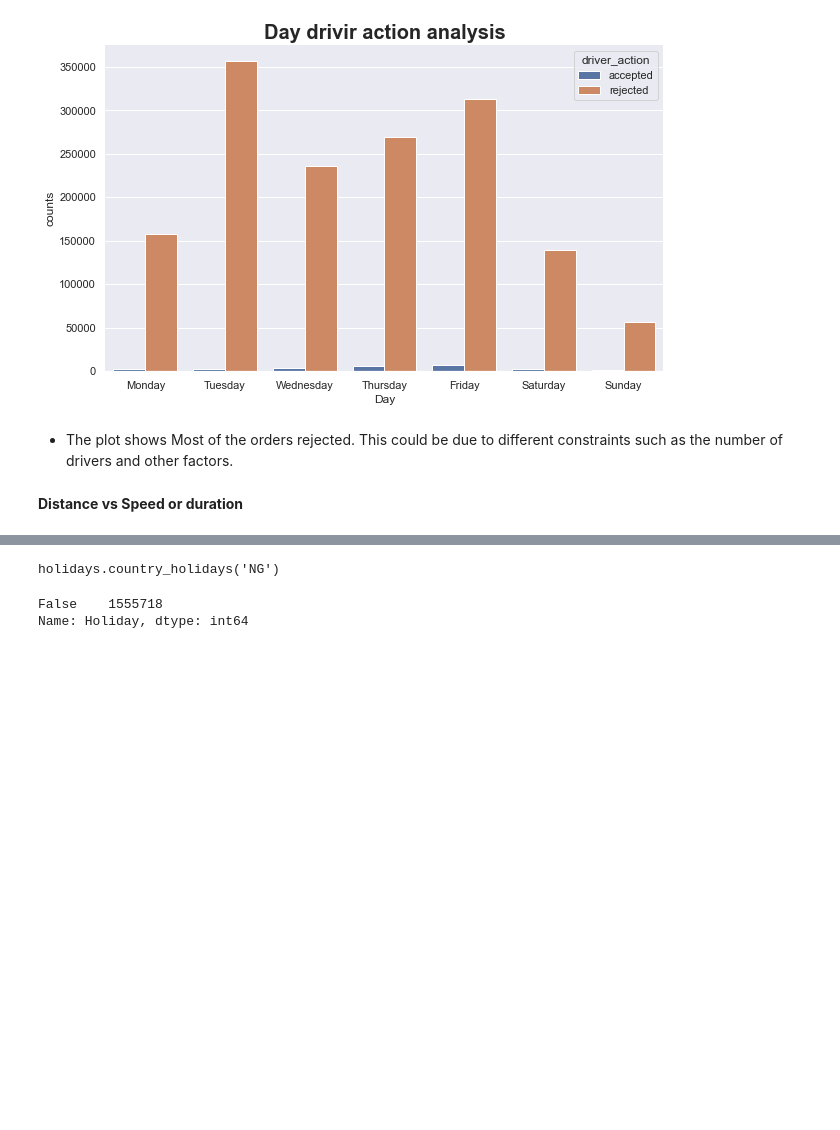
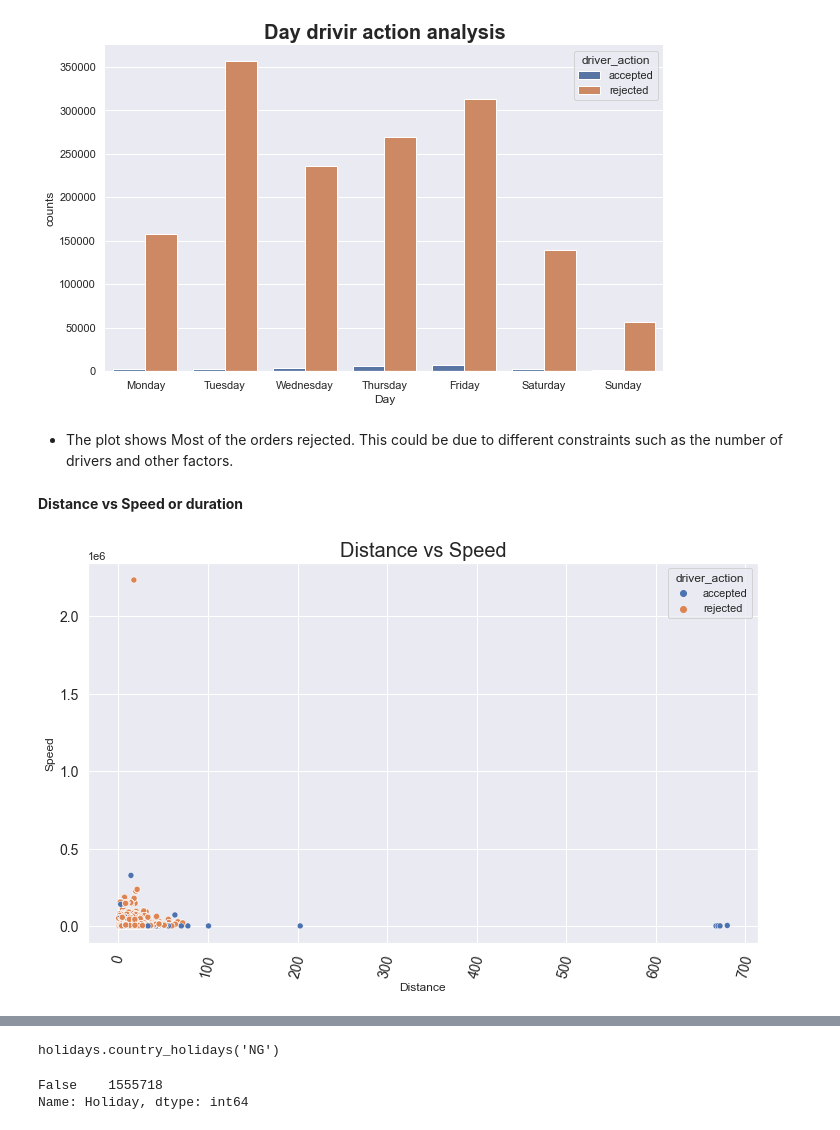
Before and after one commit to ekubay/Logistic-optimization, a Jupyter notebook: notebooks/EDA.ipynb, the cells around one changed output, grey strips where cells are left out. Saved outputs shown, nothing was run; the diff lists cells and outputs as text; code cells hidden in the pictures; blank space fills up the shorter version.

```diff
--- a/notebooks/EDA.ipynb
+++ b/notebooks/EDA.ipynb
@@ -499,4 +499,6 @@ bar_plot(df_trip, 'Day', days, 'driver_action','Day drivir action analysis')
 **Distance vs Speed or duration**
 # %%
 #plot_scatter(df_cleaData, )
-VisualiseDf.plot_scatter(df_tripOr, 'Distance','Speed', 'Distance vs our')
+VisualiseDf.plot_scatter(df_tripOrders, 'Distance','Speed', 'Distance vs Speed', 'driver_action', None)
+# %% [output]
+[figure, added]
```
Also changed, not shown: parts of 5 cells of this notebook.
